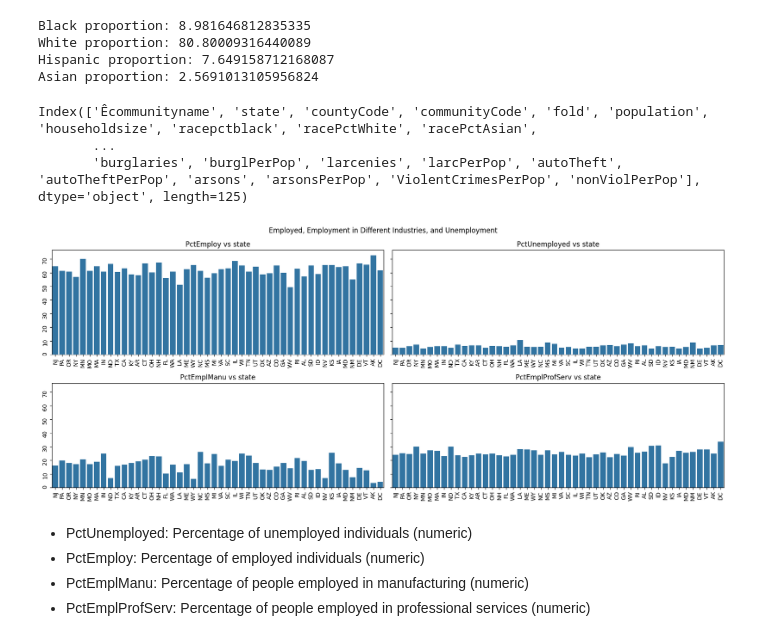
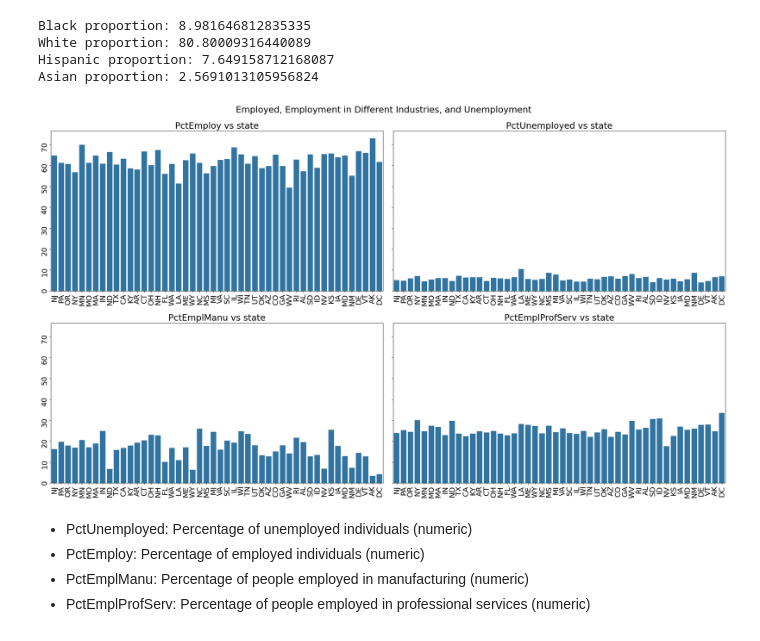
Before and after one commit to RJUNCC/crime_project, a Jupyter notebook: notebooks/communities_crime.ipynb, the cells around one changed output. Saved outputs shown, nothing was run; the diff lists cells and outputs as text; code cells hidden in the pictures.

```diff
--- a/notebooks/communities_crime.ipynb
+++ b/notebooks/communities_crime.ipynb
@@ -206,6 +206,8 @@ def multiple_barplots(dataframe:pd.DataFrame, x:str|list, y:str|list[str],  titl
     fig.suptitle(title)
     plt.tight_layout()
     fig.show()
+# %%
+plt.rcParams.update({'font.size': 18})
 # %%
 multiple_barplots(
     dataframe=crime_df,
@@ -236,25 +238,19 @@ Black proportion: 8.981646812835335
 White proportion: 80.80009316440089
 Hispanic proportion: 7.649158712168087
 Asian proportion: 2.5691013105956824
-# %%
-crime_df.columns
-# %% [output]
-Index(['Êcommunityname', 'state', 'countyCode', 'communityCode', 'fold', 'population', 'householdsize', 'racepctblack', 'racePctWhite', 'racePctAsian',
-       ...
-       'burglaries', 'burglPerPop', 'larcenies', 'larcPerPop', 'autoTheft', 'autoTheftPerPop', 'arsons', 'arsonsPerPop', 'ViolentCrimesPerPop', 'nonViolPerPop'], dtype='object', length=125)
 # %%
 multiple_barplots(
     dataframe=crime_df,
     x="state",
     y=["PctEmploy", "PctUnemployed", "PctEmplManu", "PctEmplProfServ"],
     title="Employed, Employment in Different Industries, and Unemployment",
     n_rows=2, n_cols=2,
-    figsize=(17, 7),
+    figsize=(24, 14),
     xtick_rotation=90,
     sharex=False,
     )
 # %% [output]
-[figure, old version]
+[figure, new version]
 # %% [markdown]
 * PctUnemployed: Percentage of unemployed individuals (numeric)
 * PctEmploy: Percentage of employed individuals (numeric)
```
Also changed, not shown: parts of 32 cells of this notebook, 2 other files.
